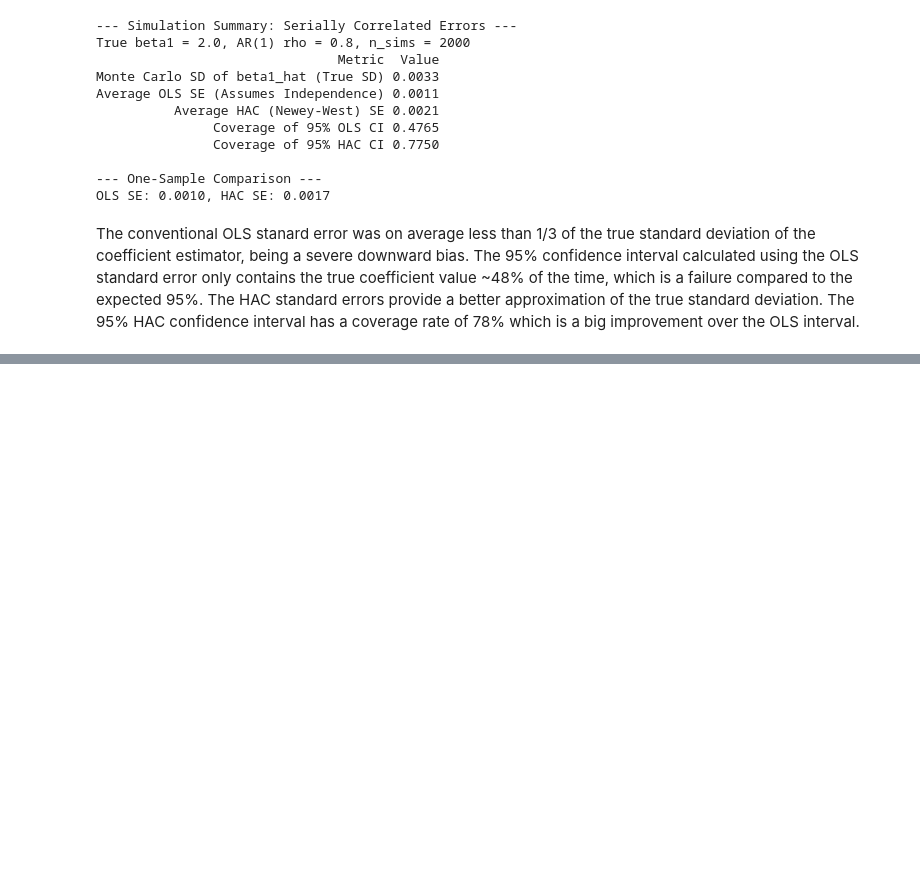
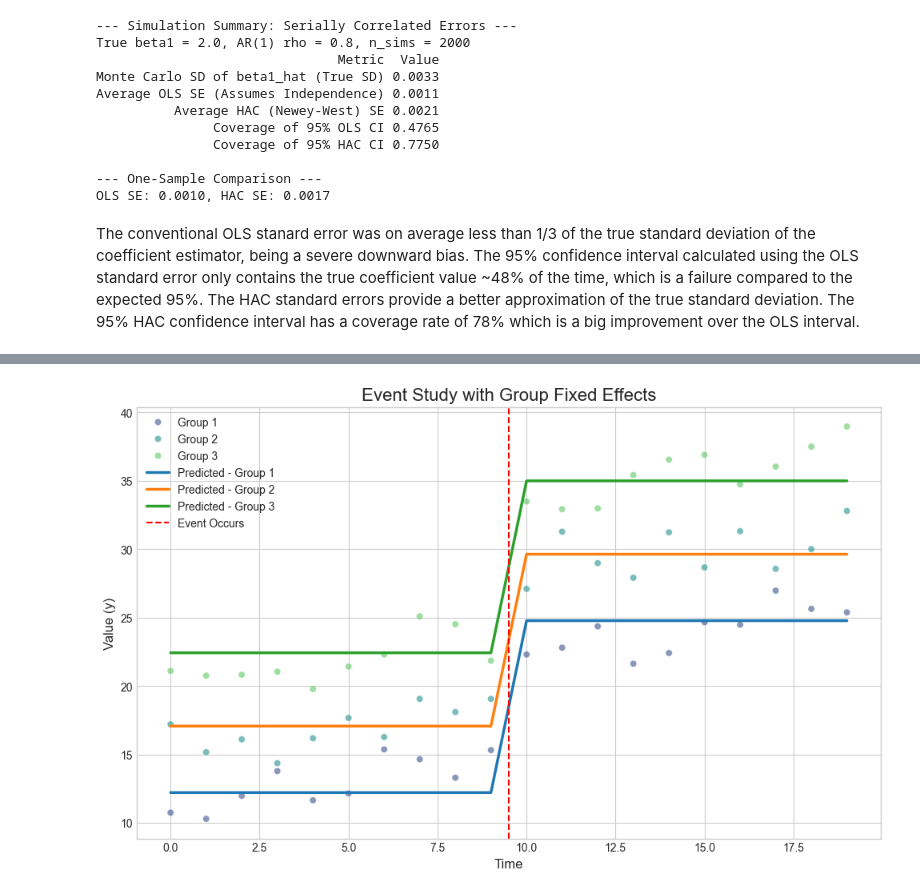
Before and after one commit to aqds-hub/Learning, a Jupyter notebook: 702/Homework Reflections Weeks 9 - 13.ipynb, the cells around one changed output, grey strips where cells are left out. Saved outputs shown, nothing was run; the diff lists cells and outputs as text; code cells hidden in the pictures; blank space fills up the shorter version.

```diff
--- a/702/Homework Reflections Weeks 9 - 13.ipynb
+++ b/702/Homework Reflections Weeks 9 - 13.ipynb
@@ -260,0 +412,87 @@ The conventional OLS stanard error was on average less than 1/3 of the true stan
+# %%
+
+import pandas as pd
+import numpy as np
+import statsmodels.formula.api as smf
+import matplotlib.pyplot as plt
+import seaborn as sns
+
+# Set a seed for reproducibility
+np.random.seed(42)
+
+# 1. Construct the dataset
+# Time periods
+time_periods = 20
+event_time = 10
+
+# Groups
+n_groups = 3
+groups = [f'Group {i+1}' for i in range(n_groups)]
+
+# Create a DataFrame structure
+data = pd.DataFrame({
+    'time': list(range(time_periods)) * n_groups,
+    'group': np.repeat(groups, time_periods)
+})
+
+# --- Define group-specific starting values and the event effect ---
+# Different starting values (intercepts) for each group
+base_values = {'Group 1': 10, 'Group 2': 15, 'Group 3': 20}
+# Common discontinuous jump amount
+event_effect = 8
+# Time trend
+time_trend = 0.5
+
+# --- Generate the outcome variable 'y' ---
+# Create 'post_event' dummy variable
+data['post_event'] = (data['time'] >= event_time).astype(int)
+
+# Get the base value for each row based on its group
+data['base_value'] = data['group'].map(base_values)
+
+# Calculate 'y'
+# y = base_value + time * time_trend + post_event * event_effect + noise
+noise = np.random.normal(0, 1.5, data.shape[0])
+data['y'] = data['base_value'] + (data['time'] * time_trend) + (data['post_event'] * event_effect) + noise
+
+print("--- Sample of the generated dataset ---")
+print(data.sample(10))
+print("\n")
+
+
+# 2. Create a model combining group fixed effects and an event study
+# The formula `y ~ C(group) + post_event` does the following:
+# - `y`: The dependent variable.
+# - `C(group)`: Treats the 'group' column as a categorical variable, creating dummy variables for each group.
+#   This is the "fixed effects" part, controlling for the baseline differences between groups.
+# - `post_event`: The dummy variable that captures the average effect of the event across all groups.
+model = smf.ols('y ~ C(group) + post_event', data=data).fit()
+
+
+# 3. Display model results
+print("--- Model Summary ---")
+print(model.summary())
+
+
+# --- Visualization ---
+plt.style.use('seaborn-v0_8-whitegrid')
+fig, ax = plt.subplots(figsize=(12, 7))
+
+# Plot the raw data points
+sns.scatterplot(data=data, x='time', y='y', hue='group', ax=ax, palette='viridis', alpha=0.6)
+
+# Plot the model's predicted values for each group
+for group_name in groups:
+    group_data = data[data['group'] == group_name].copy()
+    group_data['predicted_y'] = model.predict(group_data)
+    sns.lineplot(data=group_data, x='time', y='predicted_y', ax=ax, label=f'Predicted - {group_name}', legend=False, lw=2.5)
+
+# Add a vertical line for the event
+ax.axvline(x=event_time - 0.5, color='red', linestyle='--', label='Event Occurs')
+
+ax.set_title('Event Study with Group Fixed Effects', fontsize=16)
+ax.set_xlabel('Time', fontsize=12)
+ax.set_ylabel('Value (y)', fontsize=12)
+ax.legend()
+plt.show()
+# %% [output]
@@ -260,0 +533 @@ The conventional OLS stanard error was on average less than 1/3 of the true stan
+[figure, added]
```
Also changed, not shown: parts of 7 cells of this notebook, 1 other file.
